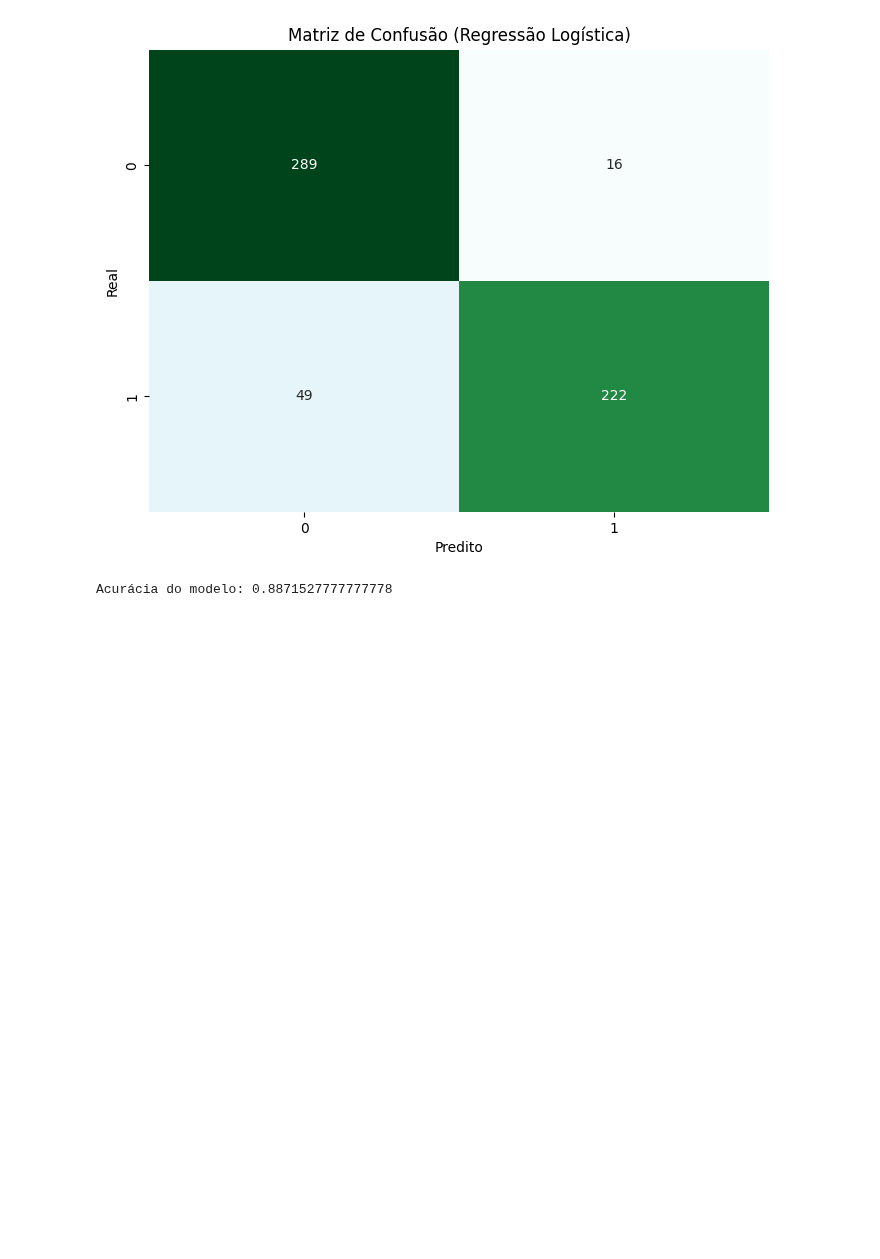
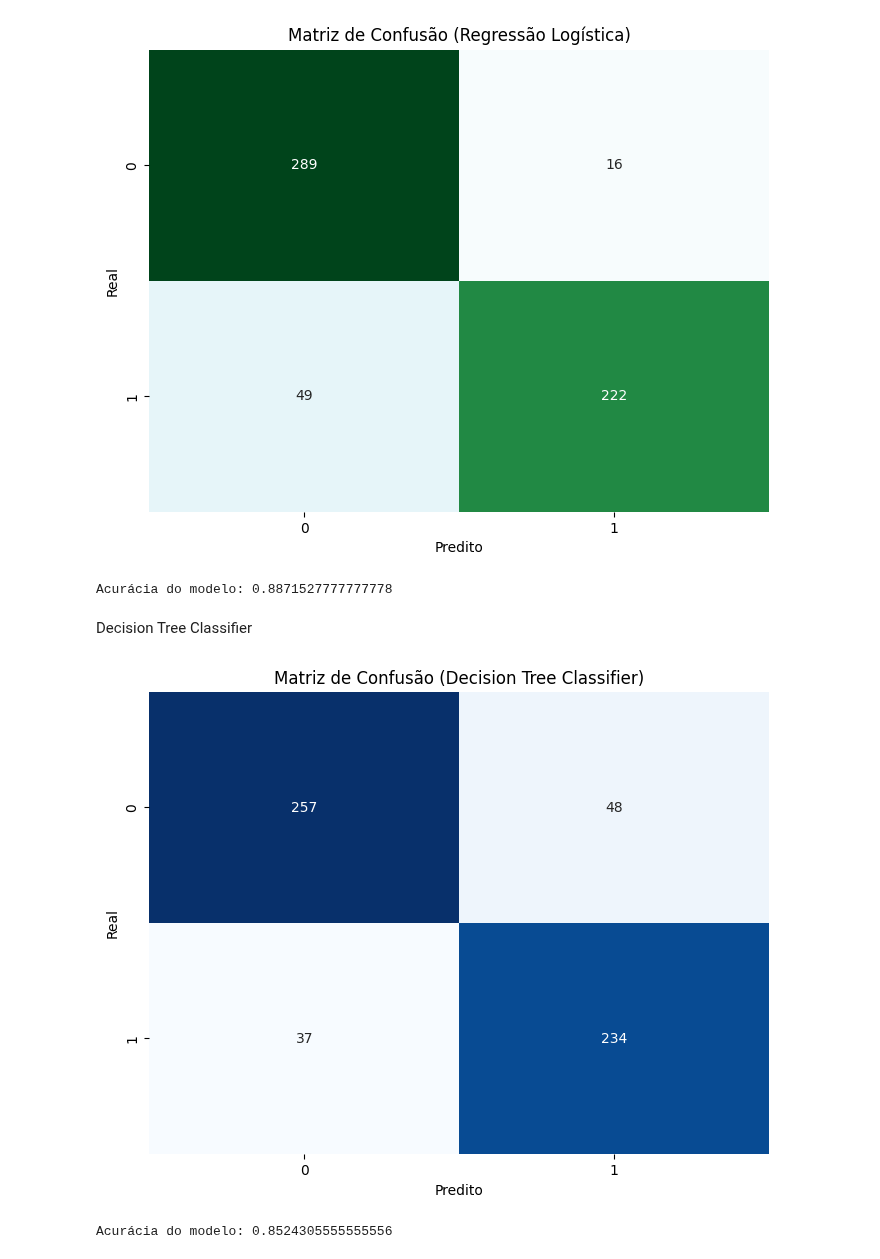
Before and after one commit to helioacastro/Aprendizagem-de-Maquina, a Jupyter notebook: notebooks/AM_T1_HELIO_ARAUJO_E_CASTRO.ipynb, the cells around one changed output. Cells and saved outputs as stored; diff of their text form; code cells hidden in the pictures; blank space fills up the shorter version.

```diff
--- a/notebooks/AM_T1_HELIO_ARAUJO_E_CASTRO.ipynb
+++ b/notebooks/AM_T1_HELIO_ARAUJO_E_CASTRO.ipynb
@@ -95,7 +97,7 @@ Uma vez realizado o pré-processamento dos dados, o modelo será treinado com os
 # %%
 # Aplicando a Regressão Logística
 modelLR = LogisticRegression(solver='lbfgs', random_state=0)
-X_train = modelLR.fit(X_train, y_train)
+modelLR.fit(X_train, y_train)
 
 # Fazer a predição da Regressão Logística
 y_predict_LR = modelLR.predict(X_test)
@@ -119,26 +121,31 @@ print(f'Acurácia do modelo: {accuracy}')
 # %% [output]
 [figure]
 Acurácia do modelo: 0.8871527777777778
+# %% [markdown]
+Decision Tree Classifier
 # %%
 # Aplicando a Decision Tree Classifier
-modelTree = LogisticRegression(random_state=13)
-X_train = modelTree.fit(X_train, y_train)
+modelTree = DecisionTreeClassifier(random_state=13)
+modelTree.fit(X_train, y_train)
 
-# Fazer a predição da Regressão Logística
+# Fazer a predição da Decision Tree Classifier
 y_predict_Tree = modelTree.predict(X_test)
 
 # Gerar a matriz de confusão
 conf_matrix = confusion_matrix(y_test, y_predict_Tree)
 
 # Calcular a acurácia
 accuracy = accuracy_score(y_test, y_predict_Tree)
 
 # Visualizar a Decision Tree Classifier
 plt.figure(figsize=(8, 6))
 sns.heatmap(conf_matrix, annot=True, fmt="d", cmap="Blues", cbar=False)
 plt.xlabel('Predito')
 plt.ylabel('Real')
 plt.title('Matriz de Confusão (Decision Tree Classifier)')
 plt.show()
 
 print(f'Acurácia do modelo: {accuracy}')
+# %% [output]
+[figure, added]
+Acurácia do modelo: 0.8524305555555556
```
Also changed, not shown: parts of 2 cells of this notebook.
